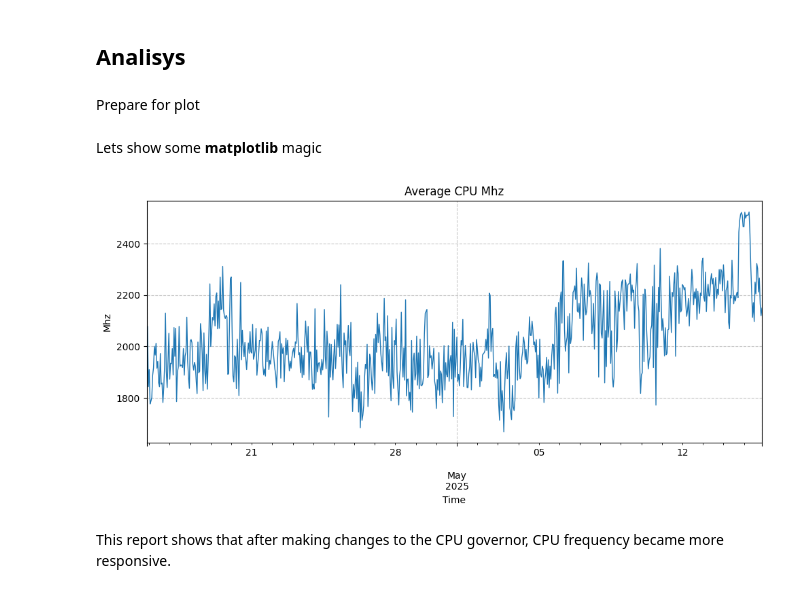
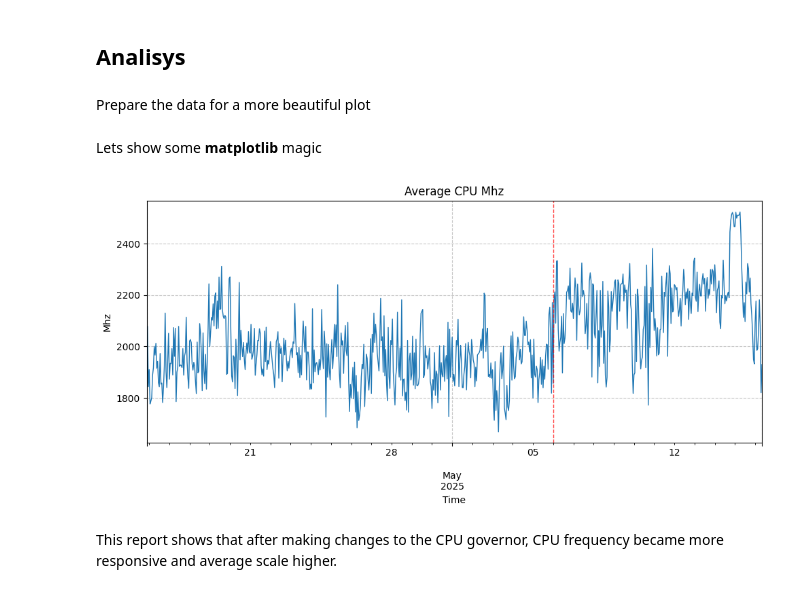
Before and after one commit to pavlozt/admintools, a Jupyter notebook: atop/cpu_scaling.ipynb, the cells around one changed output. Drawn from its saved outputs; the diff is of its cells as text; code cells hidden in the pictures.

```diff
--- a/atop/cpu_scaling.ipynb
+++ b/atop/cpu_scaling.ipynb
@@ -68,7 +67,7 @@ df.head(3)
 # %% [markdown]
 ## Analisys
 # %% [markdown]
-Prepare for plot
+Prepare the data for a more beautiful plot
 # %%
 df['mean_cpu'] = df.mean(axis=1)
 hourly_mean = df['mean_cpu'].resample('1H').mean()
@@ -76,15 +75,21 @@ hourly_mean = df['mean_cpu'].resample('1H').mean()
 Lets show some **matplotlib** magic
 # %%
 import matplotlib.pyplot as plt
+from datetime import datetime
+
 plt.figure(figsize=(10, 5))
 hourly_mean.plot(linewidth=1)
 plt.title('Average CPU Mhz')
 plt.xlabel('Time')
 plt.ylabel('Mhz')
 plt.grid(True, linestyle='--', alpha=0.7)
 plt.tight_layout()
+
+change_date = datetime(2025, 5, 6, 0, 1, 0)
+plt.axvline(x=change_date, color='red', linestyle='--', linewidth=1, alpha=0.7)
+
 plt.show()
 # %% [output]
-[figure, old version]
+[figure, new version]
 # %% [markdown]
-This report shows that after making changes to the CPU governor,  CPU frequency became more responsive.
+This report shows that after making changes to the CPU governor,  CPU frequency became more responsive and average scale higher.
```
Also changed, not shown: parts of 2 cells of this notebook, 2 other files.
